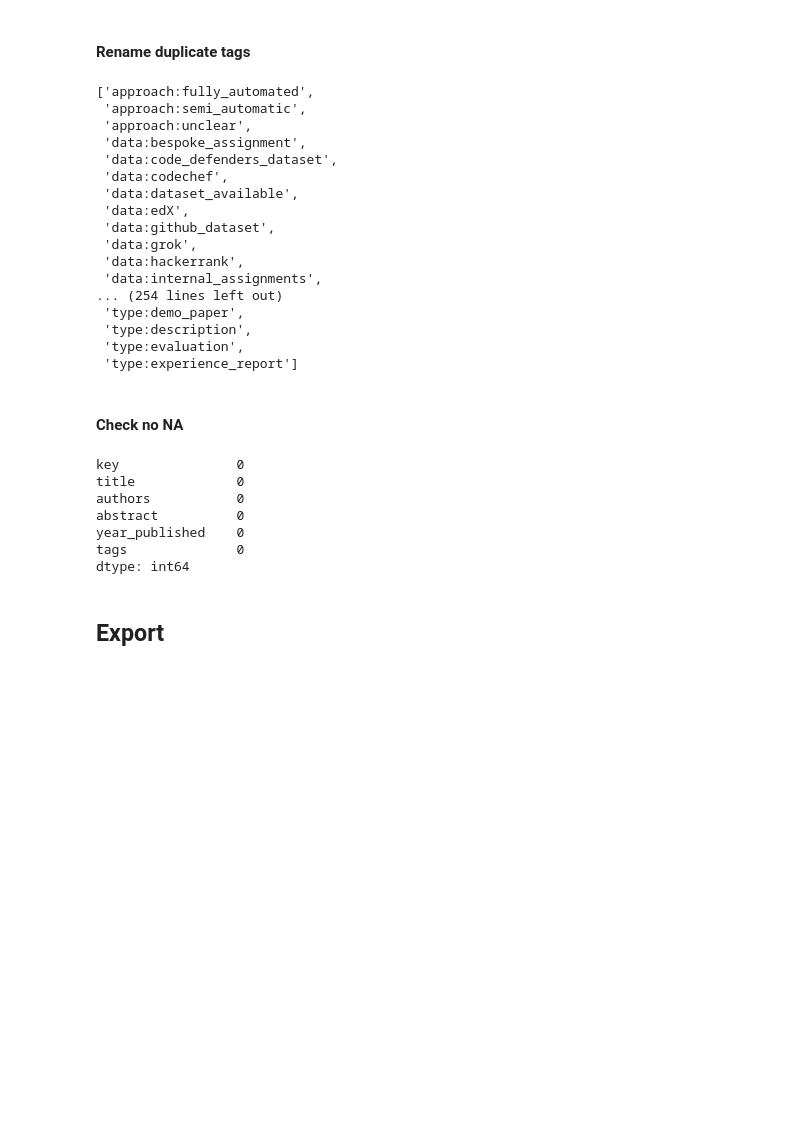
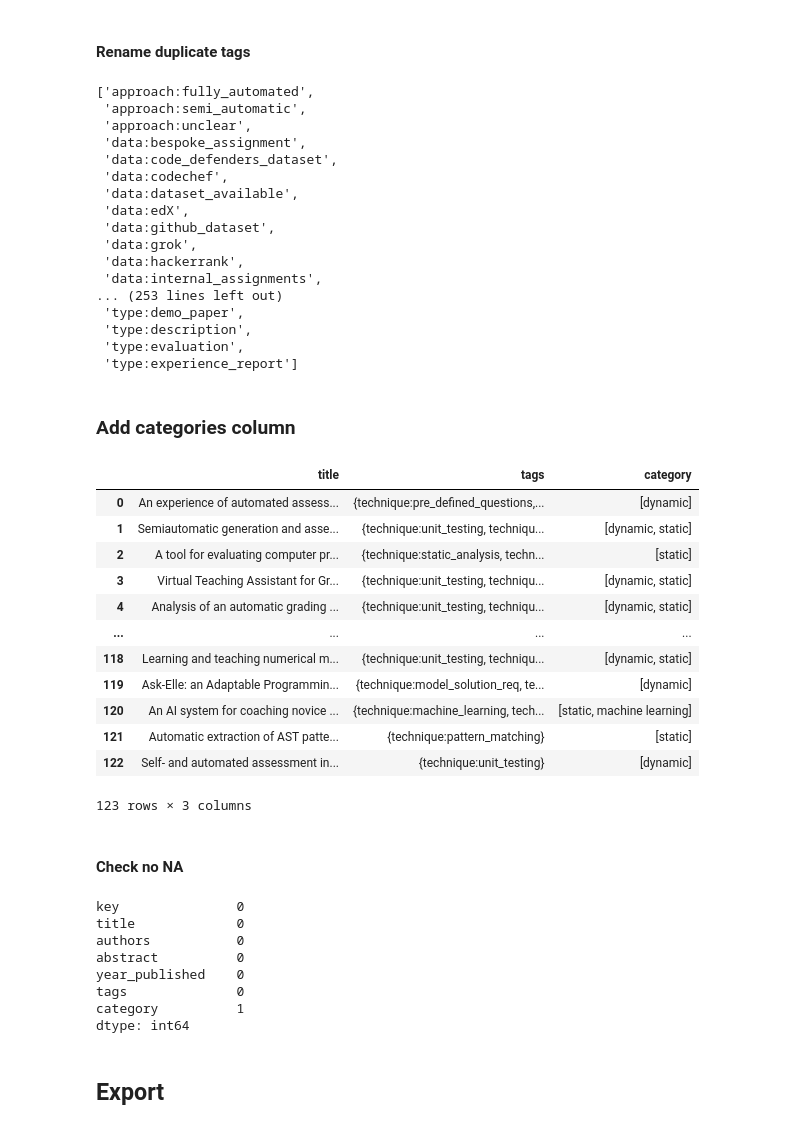
Before and after one commit to m-messer/Automated-Assessment-SLR-Data-Processing, a Jupyter notebook: data_extraction.ipynb, the cells around one changed output. Drawn from its saved outputs; the diff is of its cells as text; code cells hidden in the pictures; blank space fills up the shorter version.

```diff
--- a/data_extraction.ipynb
+++ b/data_extraction.ipynb
@@ -217,6 +217,12 @@ def rename_duplicate_tags(labels):
     for label in labels:
         if label == 'type:evaluation_paper':
             label = 'type:evaluation'
+        elif label == 'technique:test_cases':
+            label = 'technique:unit_testing'
+        elif label == 'technique:metrics':
+            label = 'technique:code_metrics'
+        elif label == 'technique:ml':
+            label = 'technique:machine_learning'
 
         new_labels.append(label)
 
@@ -237,7 +243,7 @@ sorted(set([tag for list_of_tags in df.tags for tag in list_of_tags]))
  'data:grok',
  'data:hackerrank',
  'data:internal_assignments',
-... (254 lines left out)
+... (253 lines left out)
  'type:demo_paper',
  'type:description',
  'type:evaluation',
@@ -254,6 +260,46 @@ def validate(labels):
 
 validate_df = pd.concat([df.title, df.tags.apply(lambda labels: validate(labels))], axis=1)
 validate_df.to_csv('data/validate.csv')
+# %% [markdown]
+### Add categories column
+# %%
+# Reread paper:
+# A Comparison of Inquiry-Based Conceptual Feedback vs. Traditional Detailed Feedback Mechanisms in Software Testing Education: An Empirical Investigation
+# Towards Answering “Am I on the Right Track?” Automatically using Program Synthesis
+
+def categorise(labels):
+    categories = []
+    if {'technique:unit_testing', 'technique:property_based_testing'}.intersection(labels):
+        categories.append('dynamic')
+    if {'technique:pattern_matching', 'technique:static_analysis', 'technique:code_metrics', 'technique:cluster',
+        'technique:style_check', 'technique:program_repair', 'technique:rule_based', 'technique:dsl_rules'}.intersection(labels):
+        categories.append('static')
+    if 'technique:machine_learning' in labels:
+        categories.append('machine learning')
+    if 'technique:graphical_output' in labels:
+        categories.append('misc')
+
+    if len(categories) == 0:
+        return None
+
+    return categories
+# %%
+df['category'] = df.tags.apply(lambda labels: categorise(labels))
+pd.concat([df.title, df.tags.apply(lambda labels: set([label for label in labels if 'technique' in label])), df.category], axis=1)
+# %% [output]
+|  | title | tags | category |
+| 0 | An experience of automated assess... | {technique:pre_defined_questions,... | [dynamic] |
+| 1 | Semiautomatic generation and asse... | {technique:unit_testing, techniqu... | [dynamic, static] |
+| 2 | A tool for evaluating computer pr... | {technique:static_analysis, techn... | [static] |
+| 3 | Virtual Teaching Assistant for Gr... | {technique:unit_testing, techniqu... | [dynamic, static] |
+| 4 | Analysis of an automatic grading ... | {technique:unit_testing, techniqu... | [dynamic, static] |
+| ... | ... | ... | ... |
+| 118 | Learning and teaching numerical m... | {technique:unit_testing, techniqu... | [dynamic, static] |
+| 119 | Ask-Elle: an Adaptable Programmin... | {technique:model_solution_req, te... | [dynamic] |
+| 120 | An AI system for coaching novice ... | {technique:machine_learning, tech... | [static, machine learning] |
+| 121 | Automatic extraction of AST patte... | {technique:pattern_matching} | [static] |
+| 122 | Self- and automated assessment in... | {technique:unit_testing} | [dynamic] |
+123 rows × 3 columns
 # %% [markdown]
 #### Check no NA
 # %%
@@ -265,6 +311,7 @@ authors           0
 abstract          0
 year_published    0
 tags              0
+category          1
 dtype: int64
 # %% [markdown]
 ## Export
```
Also changed, not shown: parts of 3 cells of this notebook, 4 other files.
